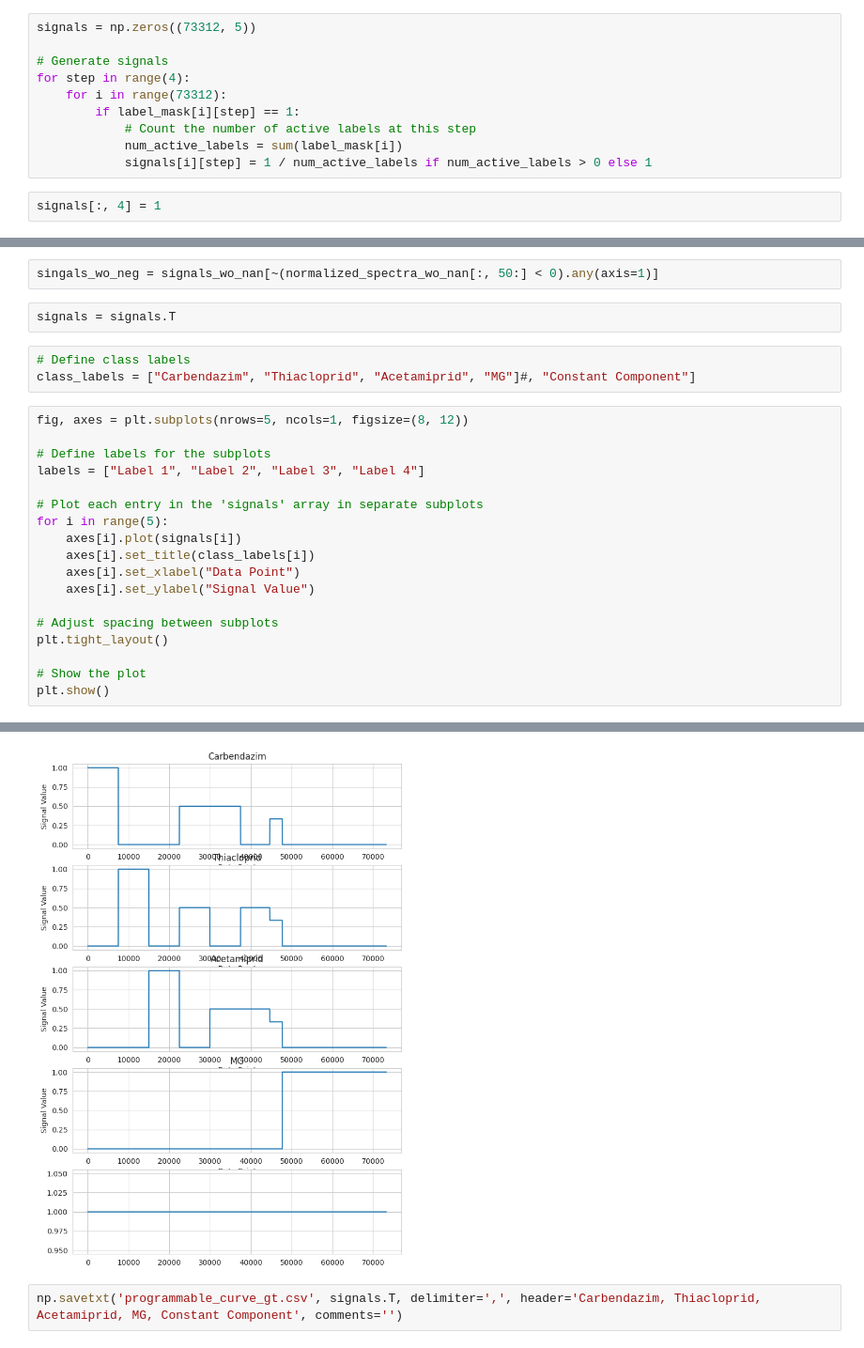
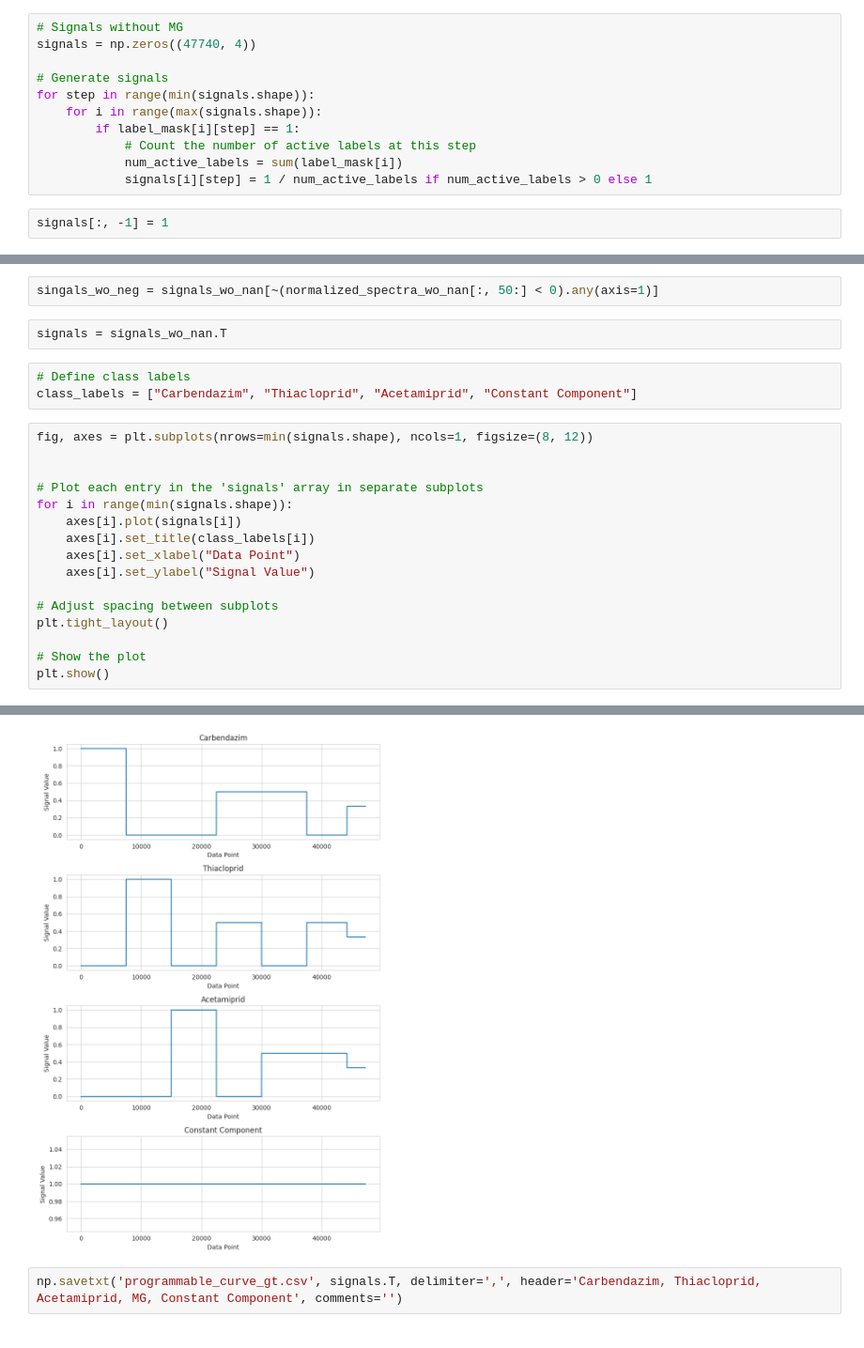
Before and after one commit to anva-kn/Raman, a Jupyter notebook: Publication/Classification.ipynb, the cells around one changed output, grey strips where cells are left out. Shown at 94% size. Cells and saved outputs as stored; diff of their text form.

```diff
--- a/Publication/Classification.ipynb
+++ b/Publication/Classification.ipynb
@@ -174,34 +89,33 @@ label_mask[47740:] = [0, 0, 0, 1]
 # %% [markdown]
 ## Constant component PCA Analysis
 # %%
-signals = np.zeros((73312, 5))
+# Signals without MG
+signals = np.zeros((47740, 4))
 
 # Generate signals
-for step in range(4):
-    for i in range(73312):
+for step in range(min(signals.shape)):
+    for i in range(max(signals.shape)):
         if label_mask[i][step] == 1:
             # Count the number of active labels at this step
             num_active_labels = sum(label_mask[i])
             signals[i][step] = 1 / num_active_labels if num_active_labels > 0 else 1
 # %%
-signals[:, 4] = 1
+signals[:, -1] = 1
 # %%
 signals_wo_nan = signals[~np.isnan(normalized_spectra).any(axis=1)]
 # %%
 singals_wo_neg = signals_wo_nan[~(normalized_spectra_wo_nan[:, 50:] < 0).any(axis=1)]
 # %%
-signals = signals.T
+signals = signals_wo_nan.T
 # %%
 # Define class labels
-class_labels = ["Carbendazim", "Thiacloprid", "Acetamiprid", "MG"]#, "Constant Component"]
+class_labels = ["Carbendazim", "Thiacloprid", "Acetamiprid", "Constant Component"]
 # %%
-fig, axes = plt.subplots(nrows=5, ncols=1, figsize=(8, 12))
+fig, axes = plt.subplots(nrows=min(signals.shape), ncols=1, figsize=(8, 12))
 
-# Define labels for the subplots
-labels = ["Label 1", "Label 2", "Label 3", "Label 4"]
 
 # Plot each entry in the 'signals' array in separate subplots
-for i in range(5):
+for i in range(min(signals.shape)):
     axes[i].plot(signals[i])
     axes[i].set_title(class_labels[i])
     axes[i].set_xlabel("Data Point")
@@ -217,4 +130,4 @@ IndexError: list index out of range
-[figure, old version]
+[figure, new version]
 # %%
 np.savetxt('programmable_curve_gt.csv', signals.T, delimiter=',', header='Carbendazim, Thiacloprid, Acetamiprid, MG, Constant Component', comments='')
 # %%
```
Also changed, not shown: parts of 130 cells of this notebook.
